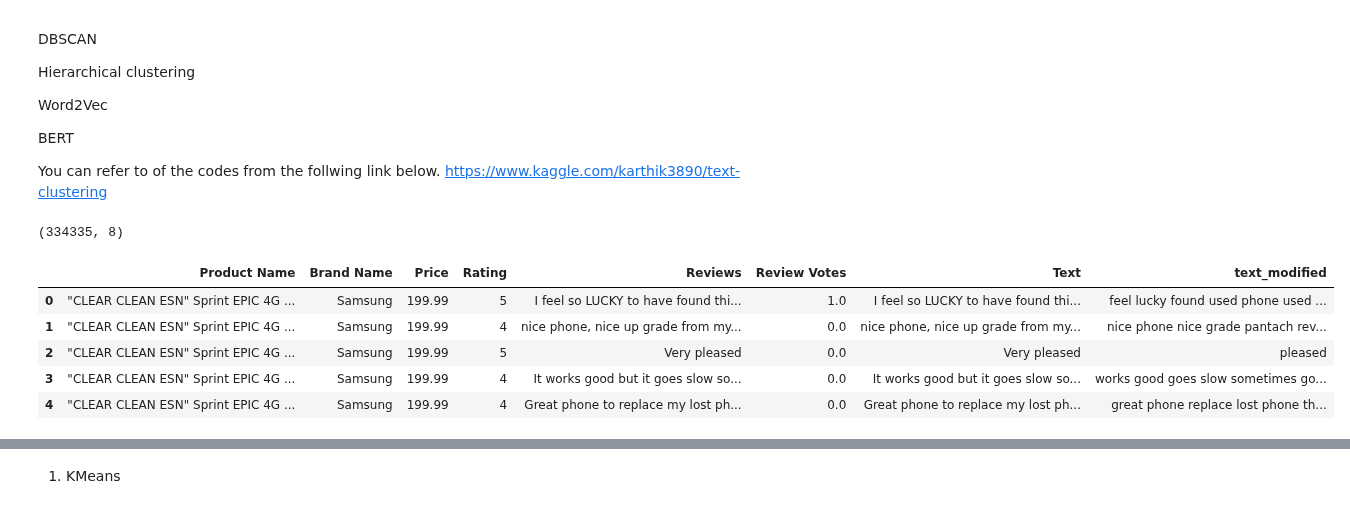
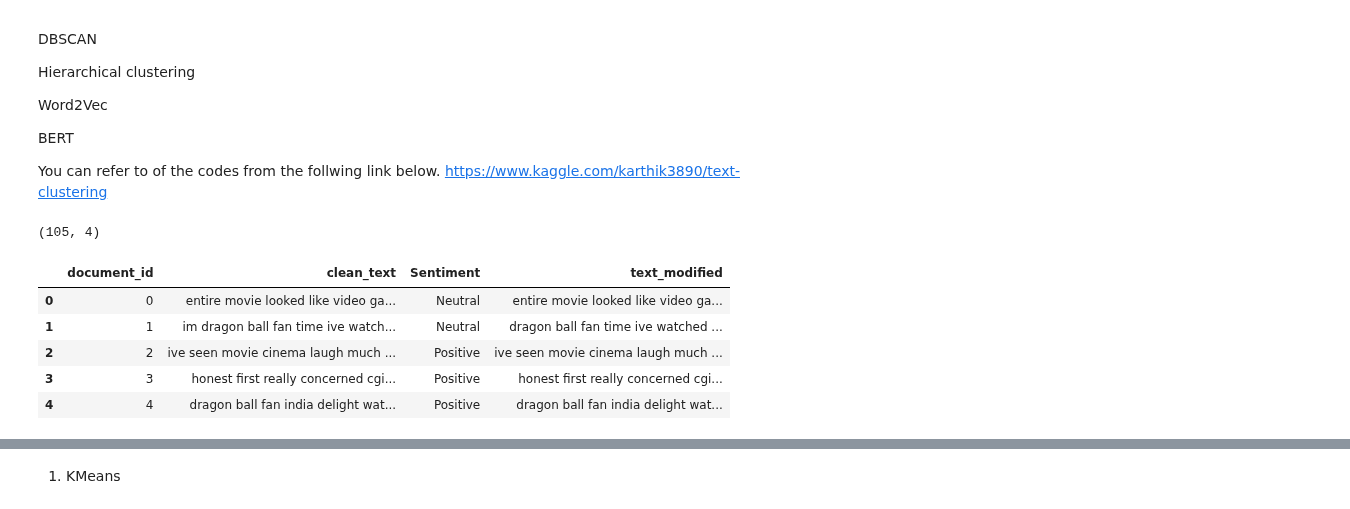
Before and after one commit to abhi147p/Abhishek_INFO5731_Spring2020, a Jupyter notebook: In_class_exercise_05_04182023.ipynb, the cells around one changed output, grey strips where cells are left out. Cells and saved outputs as stored; diff of their text form; code cells hidden in the pictures.

```diff
--- a/In_class_exercise_05_04182023.ipynb
+++ b/In_class_exercise_05_04182023.ipynb
@@ -627,24 +627,23 @@ https://www.kaggle.com/karthik3890/text-clustering
 # %%
 #Write your code here.
 import pandas as pd
 
-df = pd.read_csv('Amazon_Unlocked_Mobile.csv')
+df = pd.read_csv('https://raw.githubusercontent.com/abhi147p/Abhishek_INFO5731_Spring2023/main/Assignment_3_sentiment.csv')
 df.dropna(inplace=True)
-df['Text']=df['Reviews']
-df["text_modified"] = df["Text"].replace("\n","")
+df["text_modified"] = df["clean_text"].replace("\n","")
 operations = [remove_puntutation_and_special_chars, remove_nums, lower_all, remove_stopwords]
 for op in operations:
   df["text_modified"] = df["text_modified"].apply(op)
 print(df.shape)
 df.head()
 # %% [output]
-(334335, 8)
+(105, 4)
-|  | Product Name | Brand Name | Price | Rating | Reviews | Review Votes | Text | text_modified |
-| 0 | "CLEAR CLEAN ESN" Sprint EPIC 4G ... | Samsung | 199.99 | 5 | I feel so LUCKY to have found thi... | 1.0 | I feel so LUCKY to have found thi... | feel lucky found used phone used ... |
-| 1 | "CLEAR CLEAN ESN" Sprint EPIC 4G ... | Samsung | 199.99 | 4 | nice phone, nice up grade from my... | 0.0 | nice phone, nice up grade from my... | nice phone nice grade pantach rev... |
-| 2 | "CLEAR CLEAN ESN" Sprint EPIC 4G ... | Samsung | 199.99 | 5 | Very pleased | 0.0 | Very pleased | pleased |
-| 3 | "CLEAR CLEAN ESN" Sprint EPIC 4G ... | Samsung | 199.99 | 4 | It works good but it goes slow so... | 0.0 | It works good but it goes slow so... | works good goes slow sometimes go... |
-| 4 | "CLEAR CLEAN ESN" Sprint EPIC 4G ... | Samsung | 199.99 | 4 | Great phone to replace my lost ph... | 0.0 | Great phone to replace my lost ph... | great phone replace lost phone th... |
+|  | document_id | clean_text | Sentiment | text_modified |
+| 0 | 0 | entire movie looked like video ga... | Neutral | entire movie looked like video ga... |
+| 1 | 1 | im dragon ball fan time ive watch... | Neutral | dragon ball fan time ive watched ... |
+| 2 | 2 | ive seen movie cinema laugh much ... | Positive | ive seen movie cinema laugh much ... |
+| 3 | 3 | honest first really concerned cgi... | Positive | honest first really concerned cgi... |
+| 4 | 4 | dragon ball fan india delight wat... | Positive | dragon ball fan india delight wat... |
 # %%
 df['review_tls'] = df['text_modified'].apply(tokenize_sentence) # tls: text_modified lemmatize stemming
 df.head()
```
Also changed, not shown: parts of 30 cells of this notebook.
